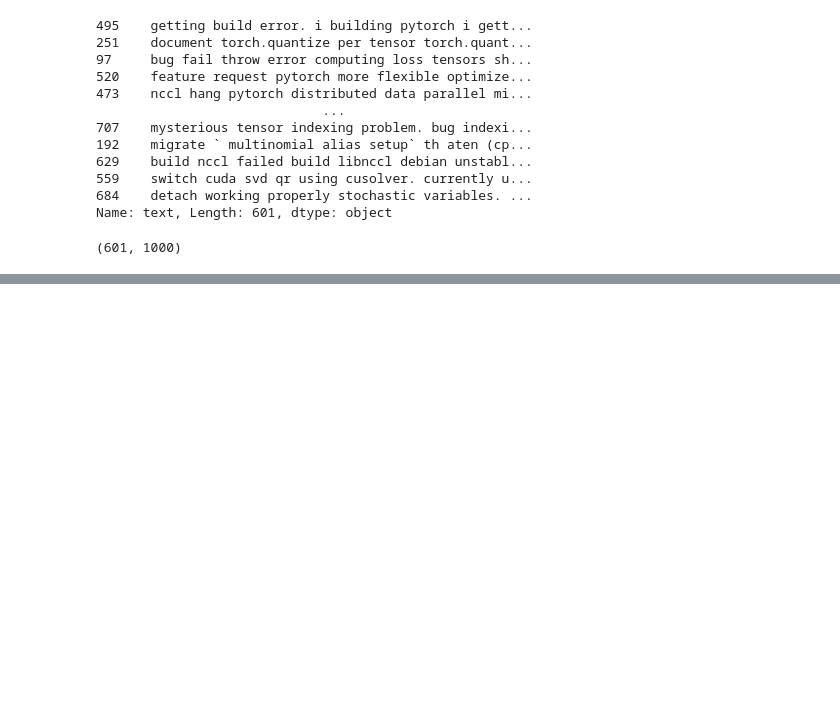
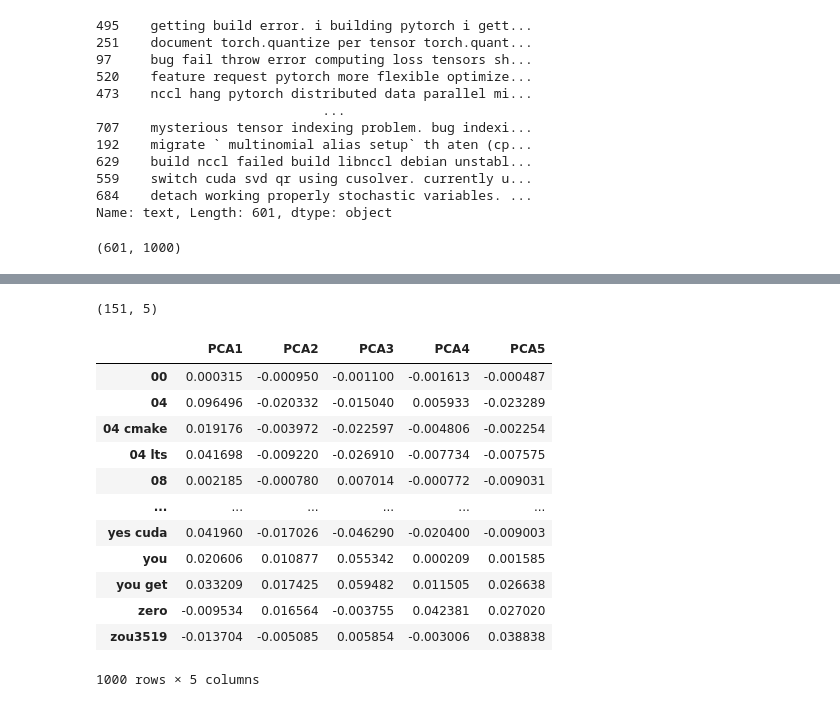
Before and after one commit to Dwikavindra/ISE, a Jupyter notebook: lab1/br_classification.ipynb, the cells around one changed output, grey strips where cells are left out. Cells and saved outputs as stored; diff of their text form; code cells hidden in the pictures; blank space fills up the shorter version.

```diff
--- a/lab1/br_classification.ipynb
+++ b/lab1/br_classification.ipynb
@@ -197,0 +218,25 @@ X_train.shape
+# %%
+x_pca.shape
+# %% [output]
+(151, 5)
+# %%
+loadings = pd.DataFrame(
+    pca.components_.T,
+    columns=component_names,
+    index=feature_names
+)
+loadings
+# %% [output]
+|  | PCA1 | PCA2 | PCA3 | PCA4 | PCA5 |
+| 00 | 0.000315 | -0.000950 | -0.001100 | -0.001613 | -0.000487 |
+| 04 | 0.096496 | -0.020332 | -0.015040 | 0.005933 | -0.023289 |
+| 04 cmake | 0.019176 | -0.003972 | -0.022597 | -0.004806 | -0.002254 |
+| 04 lts | 0.041698 | -0.009220 | -0.026910 | -0.007734 | -0.007575 |
+| 08 | 0.002185 | -0.000780 | 0.007014 | -0.000772 | -0.009031 |
+| ... | ... | ... | ... | ... | ... |
+| yes cuda | 0.041960 | -0.017026 | -0.046290 | -0.020400 | -0.009003 |
+| you | 0.020606 | 0.010877 | 0.055342 | 0.000209 | 0.001585 |
+| you get | 0.033209 | 0.017425 | 0.059482 | 0.011505 | 0.026638 |
+| zero | -0.009534 | 0.016564 | -0.003755 | 0.042381 | 0.027020 |
+| zou3519 | -0.013704 | -0.005085 | 0.005854 | -0.003006 | 0.038838 |
+1000 rows × 5 columns
```
Also changed, not shown: parts of 42 cells of this notebook, 3 other files.
